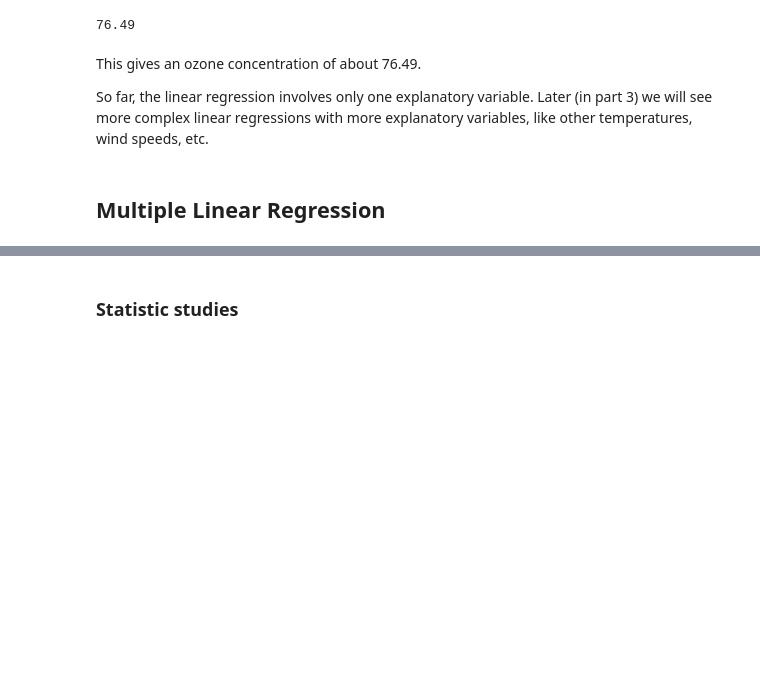
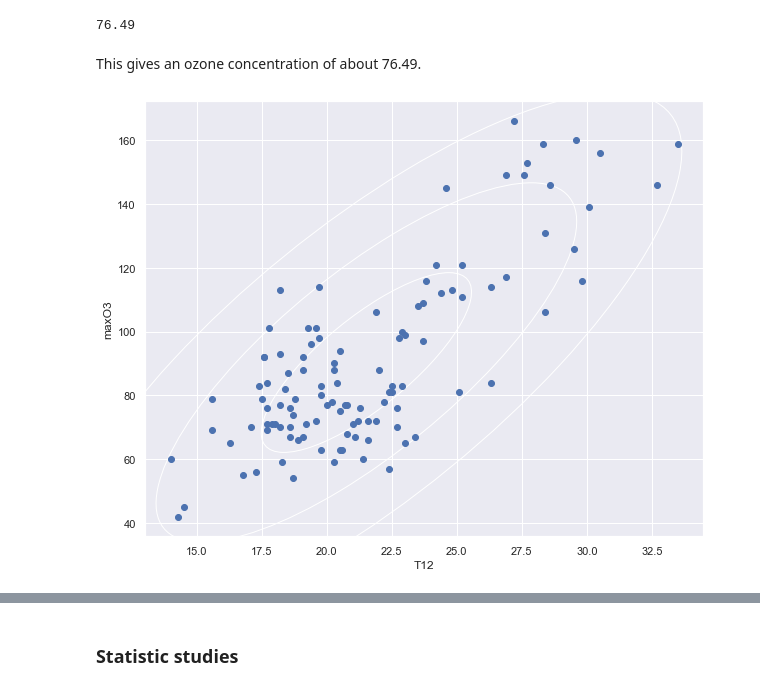
Before and after one commit to IbLahlou/Regression-Project, a Jupyter notebook: Notebook/Linear_Regression_Notebook.ipynb, the cells around one changed output, grey strips where cells are left out. Drawn from its saved outputs; the diff is of its cells as text; code cells hidden in the pictures; blank space fills up the shorter version.

```diff
--- a/Notebook/Linear_Regression_Notebook.ipynb
+++ b/Notebook/Linear_Regression_Notebook.ipynb
@@ -270,7 +270,26 @@ print(round(maxO3_prev[0], 2))
 76.49
 # %% [markdown]
 This gives an ozone concentration of about 76.49.
-
-So far, the linear regression involves only one explanatory variable. Later (in part 3) we will see more complex linear regressions with more explanatory variables, like other temperatures, wind speeds, etc.
-# %% [markdown]
-## Multiple Linear Regression
+# %%
+from matplotlib.patches import Ellipse
+
+x = data['T12']
+y = data['maxO3']
+cov = np.cov(x, y)
+lambda_, v = np.linalg.eig(cov)
+lambda_ = np.sqrt(lambda_)
+
+fig, ax = plt.subplots(figsize=(10,8))
+for j in range(1, 4):
+    ell = Ellipse(xy=(np.mean(x), np.mean(y)),
+                  width=lambda_[0]*j*2, height=lambda_[1]*j*2,
+                  angle=np.rad2deg(np.arccos(v[0, 0])))
+    ell.set_facecolor('none')
+    ax.add_artist(ell)
+
+plt.xlabel("T12")
+plt.ylabel("maxO3")
+plt.scatter(x, y)
+plt.show()
+# %% [output]
+[figure, added]
```
Also changed, not shown: parts of 10 cells of this notebook.
